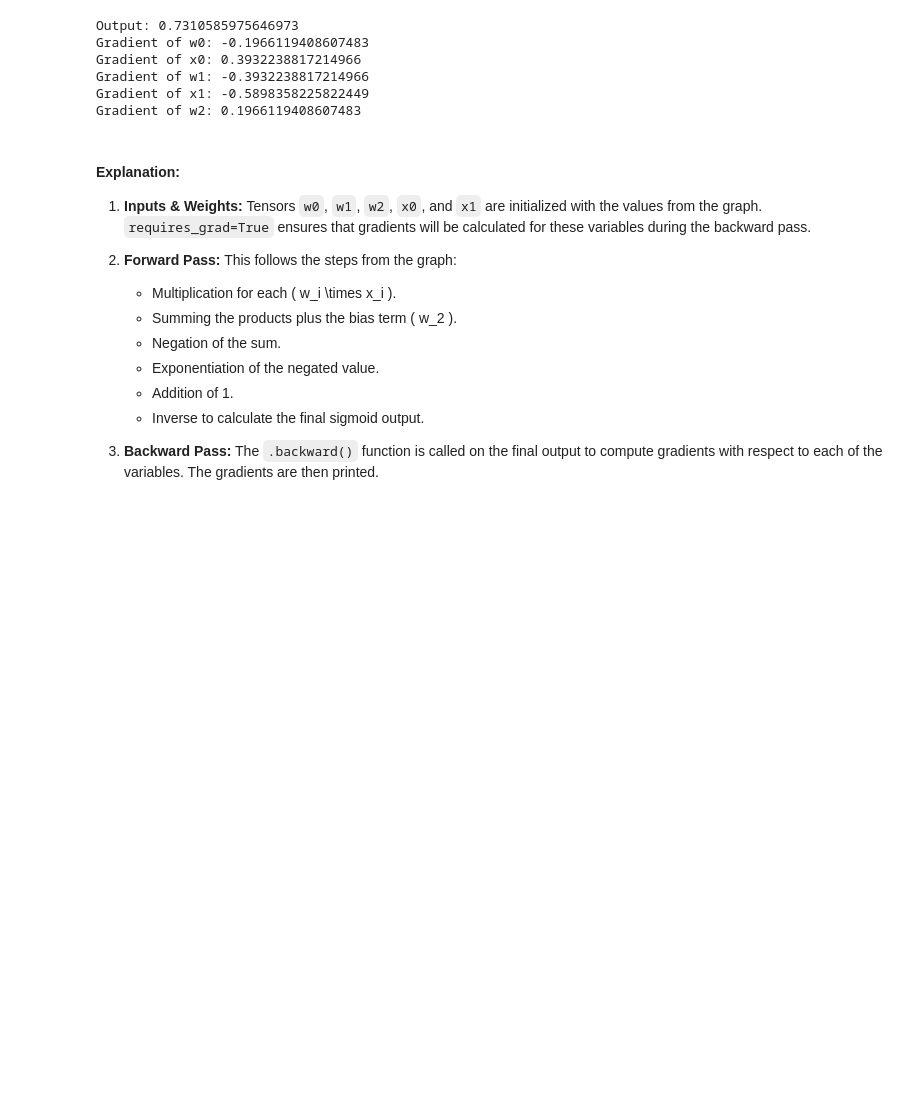
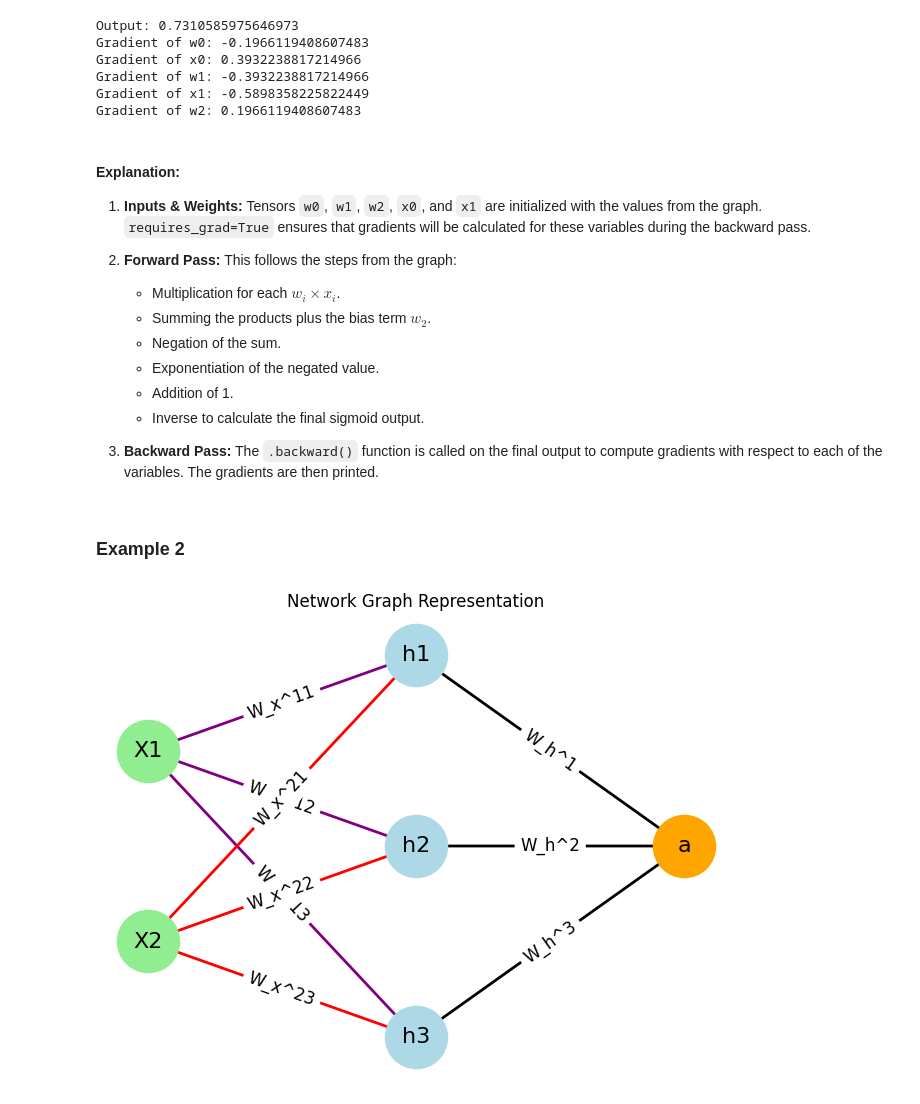
Before and after one commit to akkefa/ml-notes, a Jupyter notebook: docs/deep_learning/back_propagation.ipynb, the cells around one changed output. Cells and saved outputs as stored; diff of their text form; code cells hidden in the pictures; blank space fills up the shorter version.

```diff
--- a/docs/deep_learning/back_propagation.ipynb
+++ b/docs/deep_learning/back_propagation.ipynb
@@ -446,11 +455,74 @@ Gradient of w2: 0.1966119408607483
 1. **Inputs & Weights:** Tensors `w0`, `w1`, `w2`, `x0`, and `x1` are initialized with the values from the graph. `requires_grad=True` ensures that gradients will be calculated for these variables during the backward pass.
 
 2. **Forward Pass:** This follows the steps from the graph:
-   - Multiplication for each \( w_i \times x_i \).
-   - Summing the products plus the bias term \( w_2 \).
+   - Multiplication for each $ w_i \times x_i $.
+   - Summing the products plus the bias term $ w_2 $.
    - Negation of the sum.
    - Exponentiation of the negated value.
    - Addition of 1.
    - Inverse to calculate the final sigmoid output.
 
 3. **Backward Pass:** The `.backward()` function is called on the final output to compute gradients with respect to each of the variables. The gradients are then printed.
+# %% [markdown]
+### Example 2
+# %%
+import matplotlib.pyplot as plt
+import networkx as nx
+
+# Ensure the plot is displayed inline
+%matplotlib inline
+
+# Create a directed graph
+G = nx.DiGraph()
+
+# Add nodes representing inputs, hidden layers, and output
+nodes = ['X1', 'X2', 'h1', 'h2', 'h3', 'a']
+G.add_nodes_from(nodes)
+
+# Add edges with corresponding weights
+edges = [
+    ('X1', 'h1', {'weight': 'W_x^11'}),
+    ('X1', 'h2', {'weight': 'W_x^12'}),
+    ('X1', 'h3', {'weight': 'W_x^13'}),
+    ('X2', 'h1', {'weight': 'W_x^21'}),
+    ('X2', 'h2', {'weight': 'W_x^22'}),
+    ('X2', 'h3', {'weight': 'W_x^23'}),
+    ('h1', 'a', {'weight': 'W_h^1'}),
+    ('h2', 'a', {'weight': 'W_h^2'}),
+    ('h3', 'a', {'weight': 'W_h^3'})
+]
+
+G.add_edges_from(edges)
+
+# Define positions of the nodes for visualization
+pos = {
+    'X1': (-2, 1), 'X2': (-2, -1),
+    'h1': (0, 2), 'h2': (0, 0), 'h3': (0, -2),
+    'a': (2, 0)
+}
+
+# Plot the graph
+plt.figure(figsize=(8, 6))
+
+# Draw nodes
+nx.draw_networkx_nodes(G, pos, node_color='lightgreen', node_size=2000, nodelist=['X1', 'X2'])
+nx.draw_networkx_nodes(G, pos, node_color='lightblue', node_size=2000, nodelist=['h1', 'h2', 'h3'])
+nx.draw_networkx_nodes(G, pos, node_color='orange', node_size=2000, nodelist=['a'])
+
+# Draw edges
+nx.draw_networkx_edges(G, pos, edgelist=[('X1', 'h1'), ('X1', 'h2'), ('X1', 'h3')], edge_color='purple', width=2)
+nx.draw_networkx_edges(G, pos, edgelist=[('X2', 'h1'), ('X2', 'h2'), ('X2', 'h3')], edge_color='red', width=2)
+nx.draw_networkx_edges(G, pos, edgelist=[('h1', 'a'), ('h2', 'a'), ('h3', 'a')], edge_color='black', width=2)
+
+# Draw labels for nodes and edges
+nx.draw_networkx_labels(G, pos, font_size=16)
+edge_labels = {('X1', 'h1'): 'W_x^11', ('X1', 'h2'): 'W_x^12', ('X1', 'h3'): 'W_x^13',
+               ('X2', 'h1'): 'W_x^21', ('X2', 'h2'): 'W_x^22', ('X2', 'h3'): 'W_x^23',
+               ('h1', 'a'): 'W_h^1', ('h2', 'a'): 'W_h^2', ('h3', 'a'): 'W_h^3'}
+nx.draw_networkx_edge_labels(G, pos, edge_labels=edge_labels, font_color='black', font_size=12)
+
+plt.title("Network Graph Representation")
+plt.axis('off')  # Turn off the axis
+plt.show()
+# %% [output]
+[figure, added]
```
Also changed, not shown: parts of 1 cell of this notebook.
